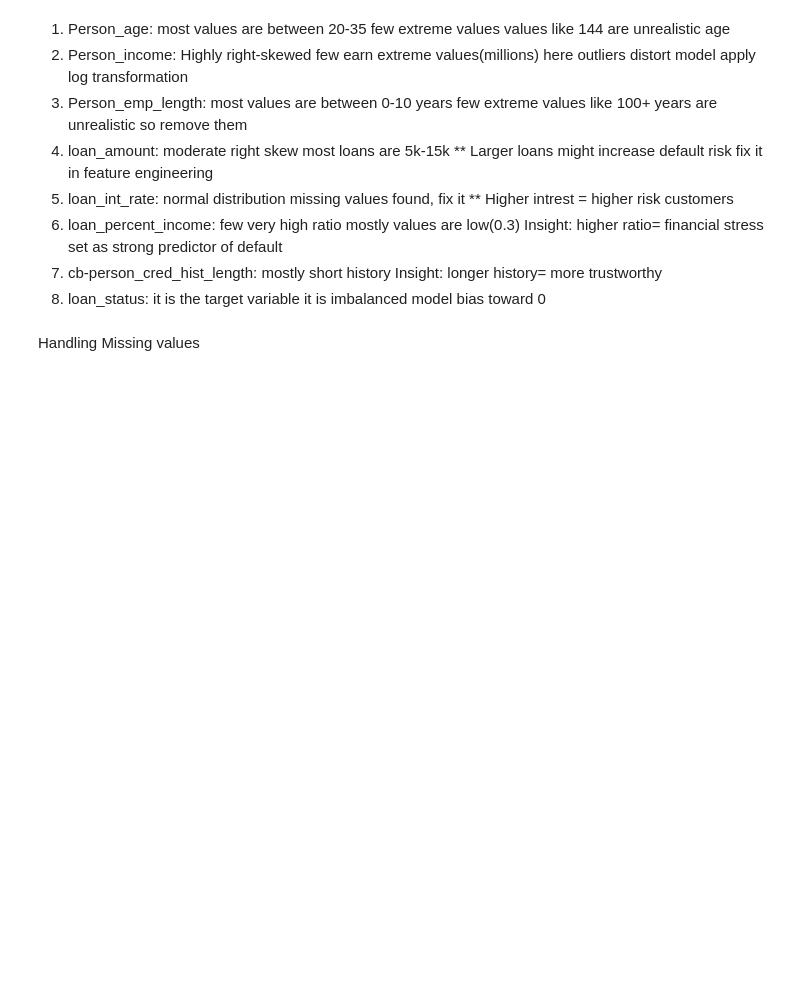
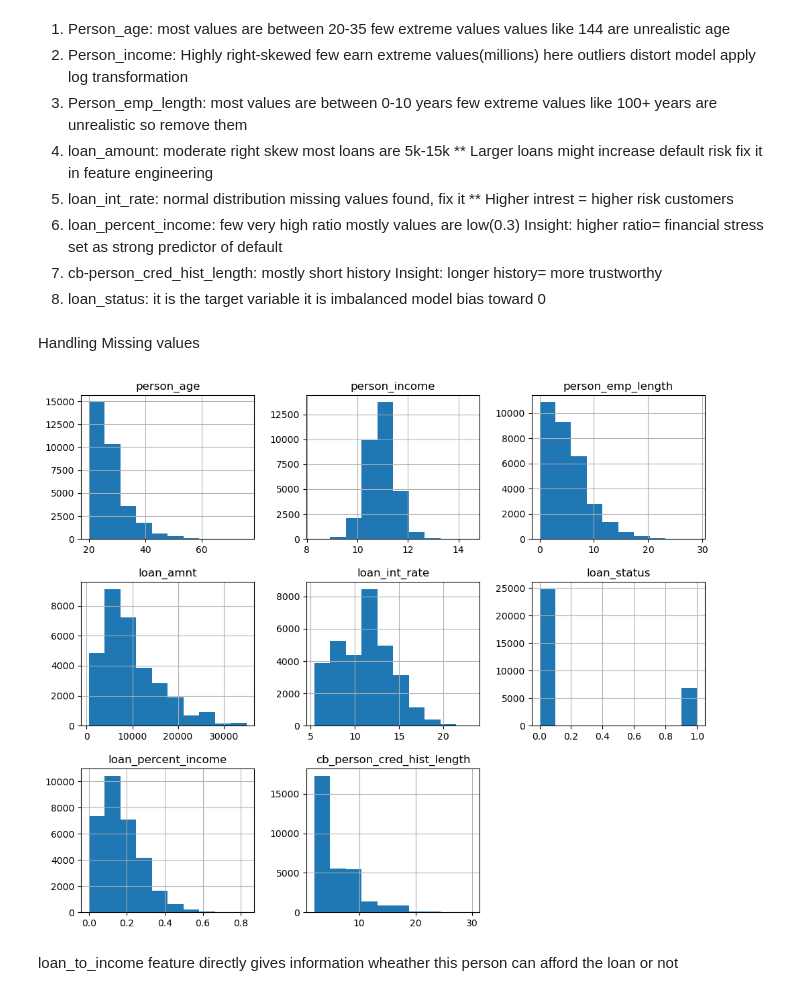
Before and after one commit to GaganM141/Loan-Risk, a Jupyter notebook: Loan Risk.ipynb, the cells around one changed output. Cells and saved outputs as stored; diff of their text form; code cells hidden in the pictures; blank space fills up the shorter version.

```diff
--- a/Loan Risk.ipynb
+++ b/Loan Risk.ipynb
@@ -124,10 +124,17 @@ df = df[df['person_age'] < 80]
 # %%
 df['person_income'] = np.log1p(df['person_income'])
 # %%
-df = df[df['person_emp_length'] < 50]
+df = df[df['person_emp_length'] < 30]
 # %% [markdown]
 Handling Missing values
 # %%
 df['loan_int_rate'].fillna(df['loan_int_rate'].median(), inplace=True)
 # %%
 df['person_emp_length'].fillna(df['person_emp_length'].median(), inplace=True)
+# %%
+df.hist(figsize=(12,10))
+plt.show()
+# %% [output]
+[figure, added]
+# %% [markdown]
+loan_to_income feature directly gives information wheather this person can afford the loan or not
```
Also changed, not shown: parts of 4 cells of this notebook.
